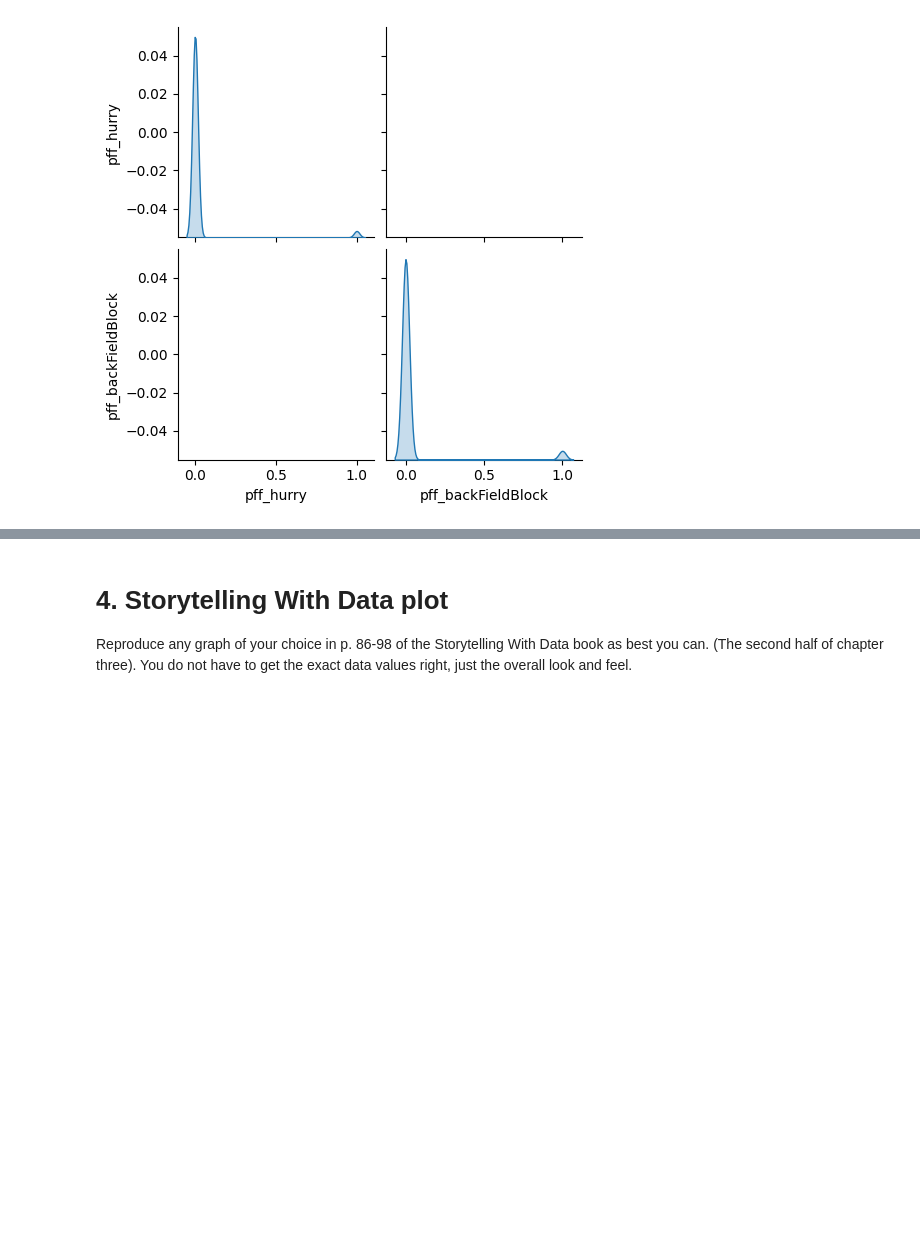
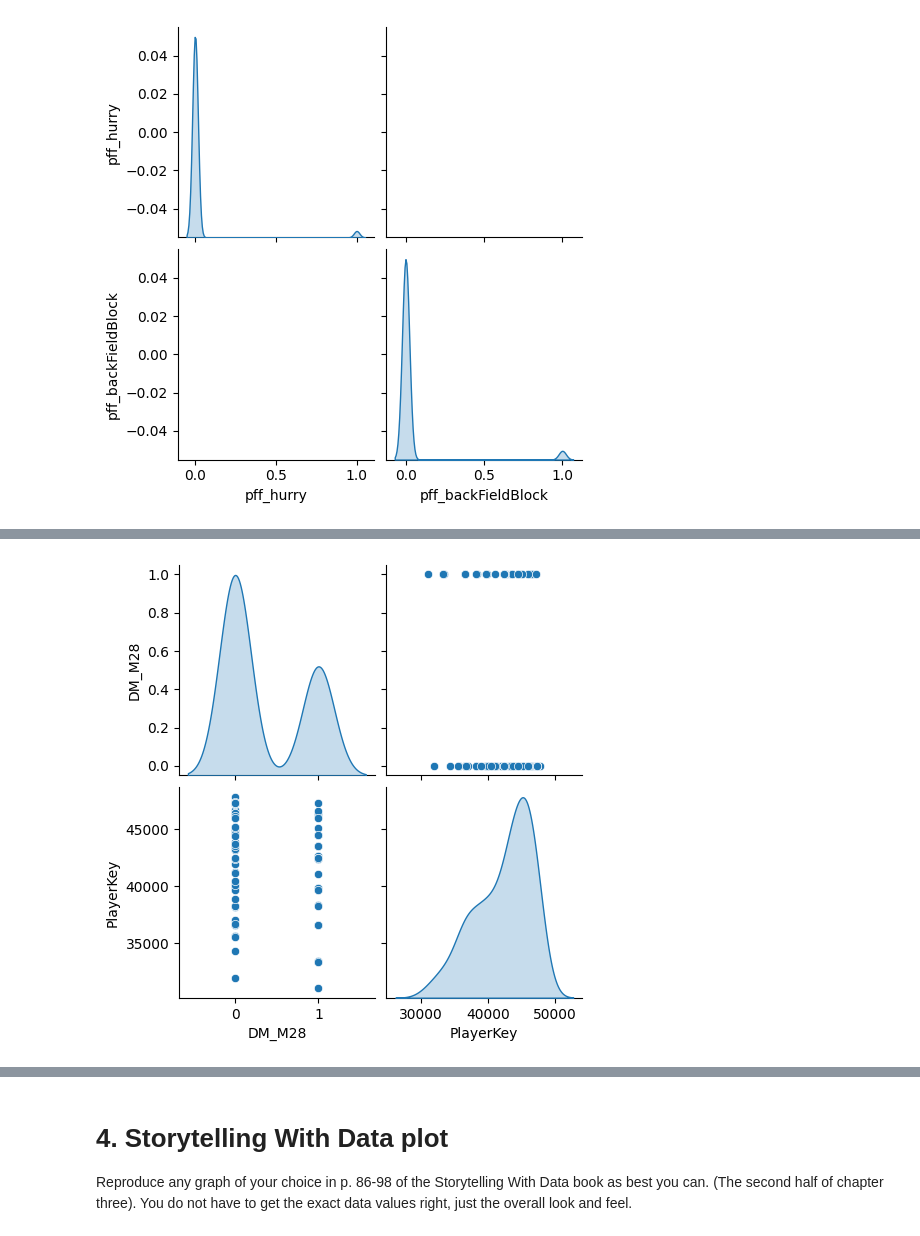
Before and after one commit to hnm15/ModB, a Jupyter notebook: Week6.ipynb, the cells around one changed output, grey strips where cells are left out. Saved outputs shown, nothing was run; the diff lists cells and outputs as text; code cells hidden in the pictures; blank space fills up the shorter version.

```diff
--- a/Week6.ipynb
+++ b/Week6.ipynb
@@ -361,0 +415,16 @@ plt.show()
+# %%
+#Draw pairplots
+
+import pandas as pd
+import seaborn as sns
+import matplotlib.pyplot as plt
+
+
+columns_of_interest = ['BodyPart', 'Surface', 'DM_M28',
+                       'PlayerKey']
+
+sns.pairplot(df_injury[columns_of_interest], diag_kind='kde')
+
+plt.show()
+# %% [output]
+[figure, added]
```
Also changed, not shown: parts of 8 cells of this notebook.
